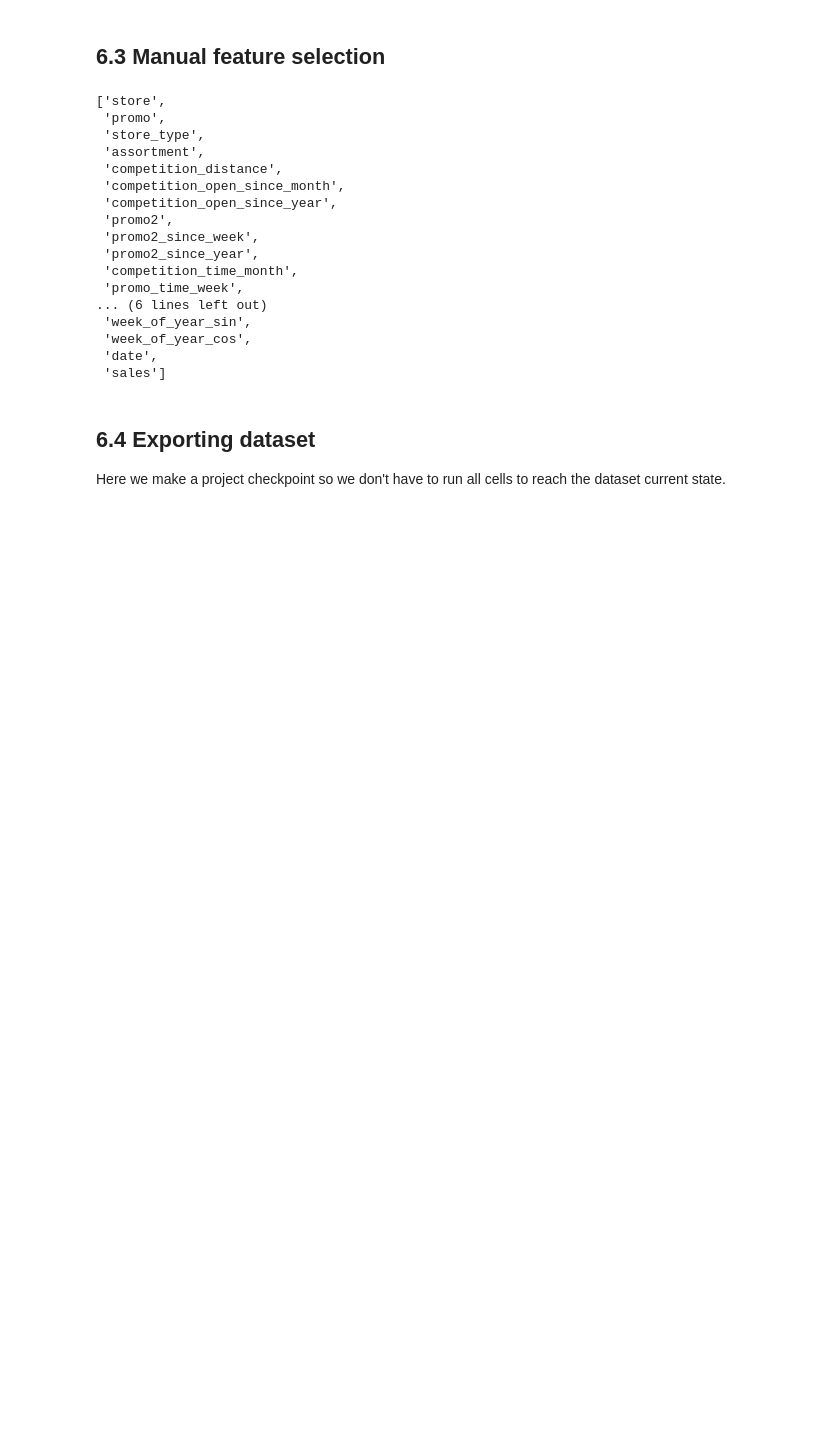
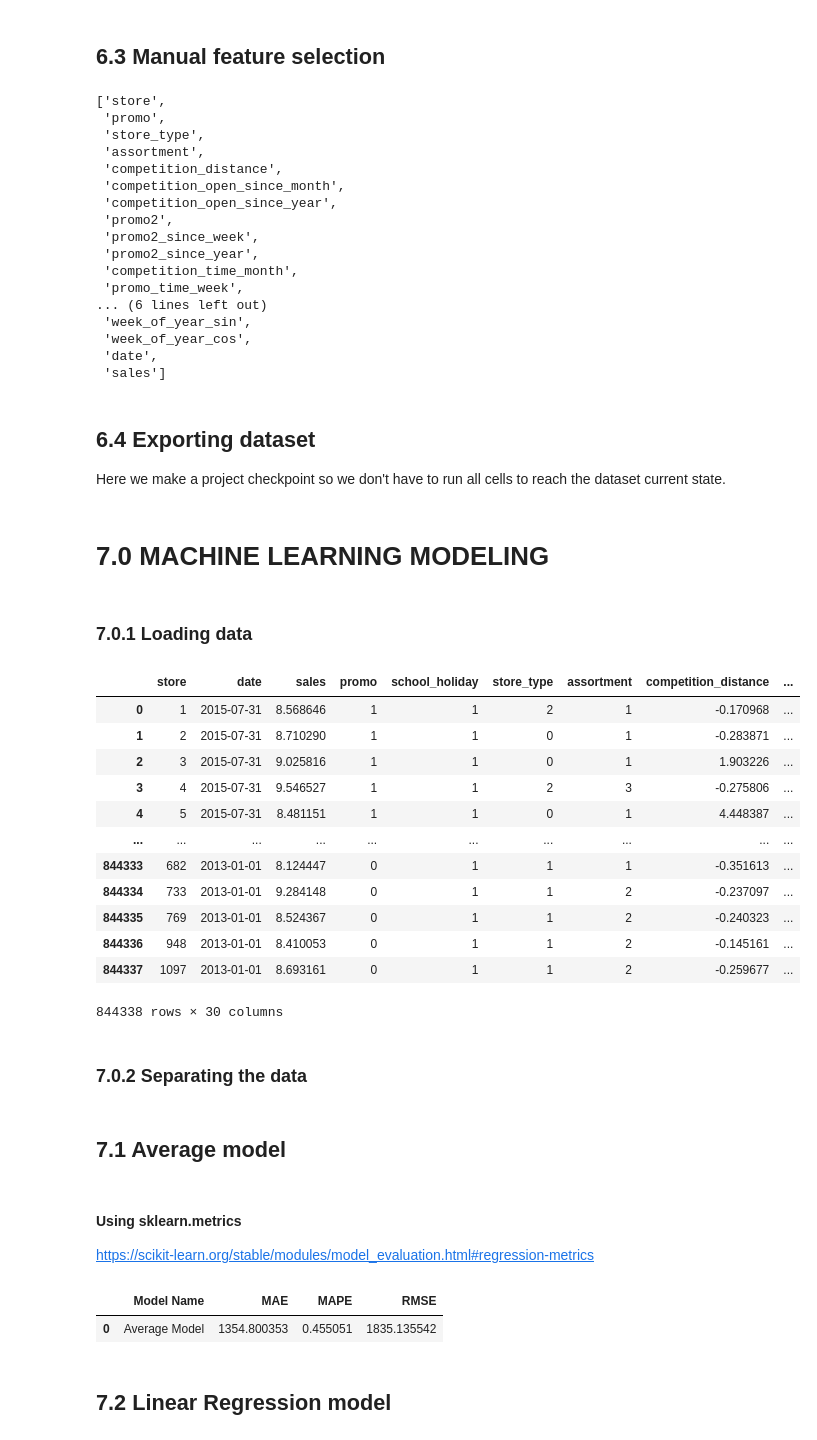
Before and after one commit to brunokatekawa/Curso_DS_Prod, a Jupyter notebook: notebooks/m07_v01_store_sales_prediction.ipynb, the cells around one changed output. Saved outputs shown, nothing was run; the diff lists cells and outputs as text; code cells hidden in the pictures; blank space fills up the shorter version.

```diff
--- a/notebooks/m07_v01_store_sales_prediction.ipynb
+++ b/notebooks/m07_v01_store_sales_prediction.ipynb
@@ -2724,0 +2729,26 @@ df6.to_csv('data/store_data_df6.zip', index=False, compression=compression_opts)
+# %% [markdown]
+# 7.0 MACHINE LEARNING MODELING
+# %% [markdown]
+### 7.0.1 Loading data
+# %%
+# loads the dataset
+df7 = pd.read_csv('../data/store_data_df6.csv', low_memory=False)
+# %%
+# checks the dataset
+df7
+# %% [output]
+|  | store | date | sales | promo | school_holiday | store_type | assortment | competition_distance | ... |
+| 0 | 1 | 2015-07-31 | 8.568646 | 1 | 1 | 2 | 1 | -0.170968 | ... |
+| 1 | 2 | 2015-07-31 | 8.710290 | 1 | 1 | 0 | 1 | -0.283871 | ... |
+| 2 | 3 | 2015-07-31 | 9.025816 | 1 | 1 | 0 | 1 | 1.903226 | ... |
+| 3 | 4 | 2015-07-31 | 9.546527 | 1 | 1 | 2 | 3 | -0.275806 | ... |
+| 4 | 5 | 2015-07-31 | 8.481151 | 1 | 1 | 0 | 1 | 4.448387 | ... |
+| ... | ... | ... | ... | ... | ... | ... | ... | ... | ... |
+| 844333 | 682 | 2013-01-01 | 8.124447 | 0 | 1 | 1 | 1 | -0.351613 | ... |
+| 844334 | 733 | 2013-01-01 | 9.284148 | 0 | 1 | 1 | 2 | -0.237097 | ... |
+| 844335 | 769 | 2013-01-01 | 8.524367 | 0 | 1 | 1 | 2 | -0.240323 | ... |
+| 844336 | 948 | 2013-01-01 | 8.410053 | 0 | 1 | 1 | 2 | -0.145161 | ... |
+| 844337 | 1097 | 2013-01-01 | 8.693161 | 0 | 1 | 1 | 2 | -0.259677 | ... |
+844338 rows × 30 columns
+# %% [markdown]
+### 7.0.2 Separating the data
@@ -2724,0 +2763,5 @@ df6.to_csv('data/store_data_df6.zip', index=False, compression=compression_opts)
+# %% [markdown]
+## 7.1 Average model
+# %% [markdown]
+#### Using sklearn.metrics
+https://scikit-learn.org/stable/modules/model_evaluation.html#regression-metrics
@@ -2724,0 +2783,21 @@ df6.to_csv('data/store_data_df6.zip', index=False, compression=compression_opts)
+# %%
+# prediction
+# gets the mean sales by store
+df_mean_sales_by_store = x_test_copy[['store', 'sales']].groupby('store').mean().reset_index().rename(columns={'sales': 'predictions'})
+
+# merges the datasets
+x_test_copy = pd.merge(x_test_copy, df_mean_sales_by_store, how='left', on='store')
+
+# estimates : baseline
+yhat_baseline = x_test_copy['predictions']
+
+
+# performance
+# calculates the performance
+baseline_result = ml_error('Average Model', np.expm1(Y_test), np.expm1(yhat_baseline))
+baseline_result
+# %% [output]
+|  | Model Name | MAE | MAPE | RMSE |
+| 0 | Average Model | 1354.800353 | 0.455051 | 1835.135542 |
+# %% [markdown]
+## 7.2 Linear Regression model
```
Also changed, not shown: parts of 31 cells of this notebook.
